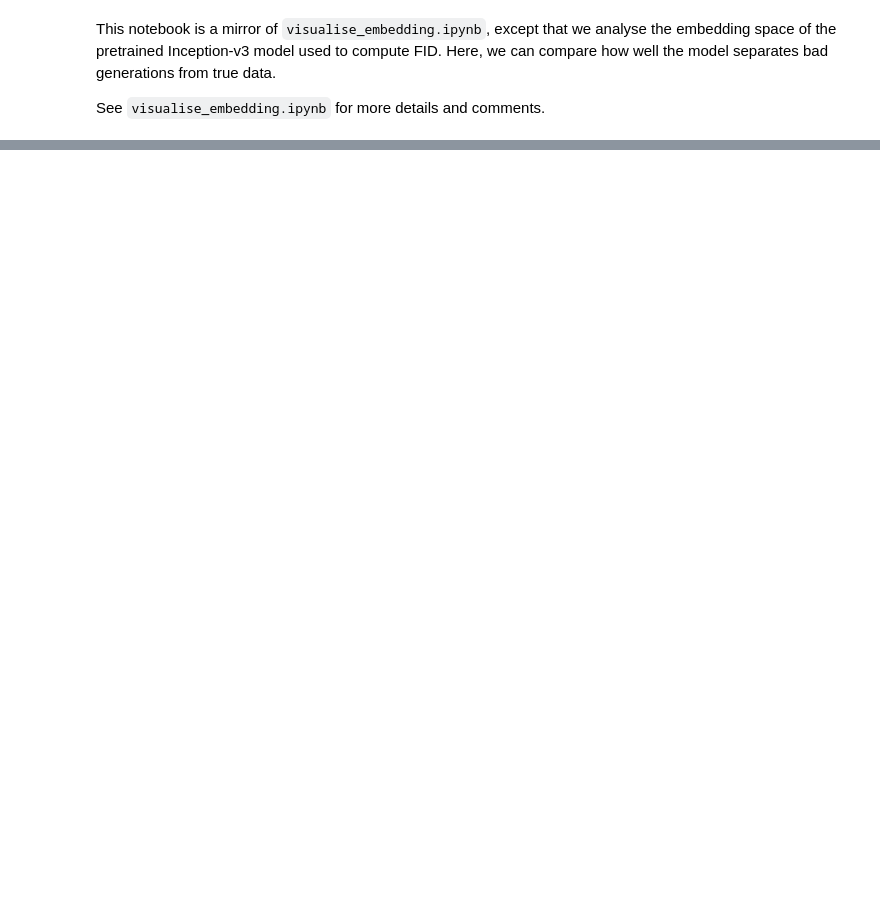
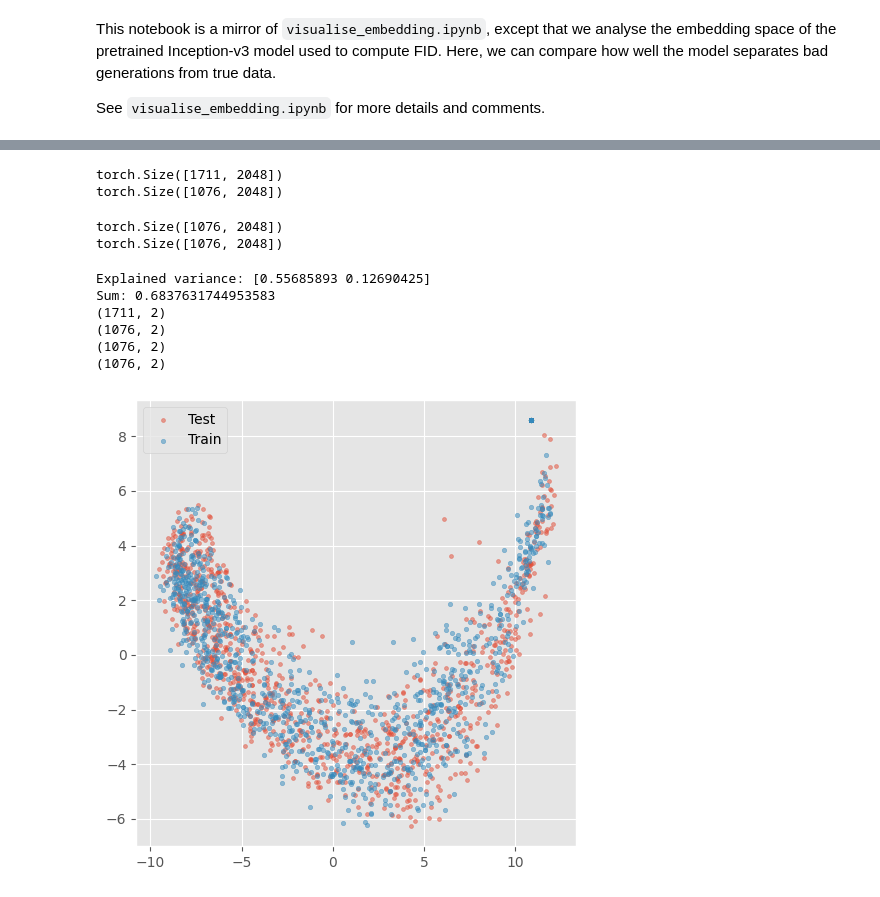
Before and after one commit to j-freddy/nvae-shape-encoding, a Jupyter notebook: analysis/frds/inception_embedding.ipynb, the cells around one changed output, grey strips where cells are left out. Drawn from its saved outputs; the diff is of its cells as text; code cells hidden in the pictures; blank space fills up the shorter version.

```diff
--- a/analysis/frds/inception_embedding.ipynb
+++ b/analysis/frds/inception_embedding.ipynb
@@ -60,16 +74,21 @@ train_feats = encode_embeddings(data_train, model, device, resnet=False)
 print(train_feats.shape)
 
 # Extract features for test images
-test_feats = encode_embeddings(data_test, model, device)
+test_feats = encode_embeddings(data_test, model, device, resnet=False)
 print(test_feats.shape)
+# %% [output]
+torch.Size([1711, 2048])
+torch.Size([1076, 2048])
 # %%
 from arch.nvae.nvae import NVAE
 from arch.vae.vae import VAE
 from utils.utils import discretise
 
+# eeee
+assert train_feats.shape[0] < test_feats.shape[0]
+num_samples = test_feats.shape[0]
+
 def generate_data_vae(model: VAE) -> torch.Tensor:
-    num_samples = 512
-
     # Sample from latent space
     z = torch.randn(num_samples, model.hparams.latent_dim).to(device)
 
@@ -83,8 +102,6 @@ def generate_data_vae(model: VAE) -> torch.Tensor:
     return x_fake_logits
 
 def generate_data_nvae(model: NVAE) -> torch.Tensor:
-    num_samples = 512
-
     # Sample from latent space
     with torch.no_grad():
         model.eval()
@@ -95,10 +112,10 @@ def generate_data_nvae(model: NVAE) -> torch.Tensor:
 
     return feats_fake
 
-autoencoder_model_path = "logs/nvae_acdc/dynamic-warmup/pc-4-ws-6420-b0-1500000-b1-250000-b2-25000/checkpoints/epoch=95-step=20544.ckpt"
-autoencoder_model = NVAE.load_from_checkpoint(autoencoder_model_path)
+autoencoder_model_path = "logs/vae_acdc/info-vae/ld-8-beta-0-gamma-200/checkpoints/epoch=48-step=5243.ckpt"
+autoencoder_model = VAE.load_from_checkpoint(autoencoder_model_path)
 
-good_logits = generate_data_nvae(autoencoder_model)
+good_logits = generate_data_vae(autoencoder_model)
 
 autoencoder_model_path = "logs/vae_acdc/info-vae/ld-8-beta-0-gamma-5/checkpoints/epoch=47-step=5136.ckpt"
 autoencoder_model = VAE.load_from_checkpoint(autoencoder_model_path)
@@ -113,6 +130,9 @@ bad_feats = encode_embeddings(bad_fake_data, model, device)
 
 print(good_feats.shape)
 print(bad_feats.shape)
+# %% [output]
+torch.Size([1076, 2048])
+torch.Size([1076, 2048])
 # %%
 from sklearn.decomposition import PCA
 
@@ -131,15 +151,25 @@ print(train_feats_reduced.shape)
 print(test_feats_reduced.shape)
 print(good_feats_reduced.shape)
 print(bad_feats_reduced.shape)
+# %% [output]
+Explained variance: [0.55685893 0.12690425]
+Sum: 0.6837631744953583
+(1711, 2)
+(1076, 2)
+(1076, 2)
+(1076, 2)
 # %%
 from matplotlib import pyplot as plt
 
 plt.style.use("ggplot")
 
-plt.scatter(train_feats_reduced[:, 0], train_feats_reduced[:, 1], alpha=0.5, s=10, label="Train")
-plt.scatter(test_feats_reduced[:, 0], test_feats_reduced[:, 1], alpha=0.5, s=10, label="Test")
+plt.figure(figsize=(5, 5))
+plt.scatter(test_feats_reduced[:, 0], test_feats_reduced[:, 1], alpha=0.5, s=8, label="Test")
+plt.scatter(train_feats_reduced[:num_samples, 0], train_feats_reduced[:num_samples, 1], alpha=0.5, s=10, label="Train")
 
 plt.tight_layout()
 plt.legend()
 plt.show()
+# %% [output]
+[figure, added]
 # %%
```
Also changed, not shown: parts of 6 cells of this notebook, 2 other files.
